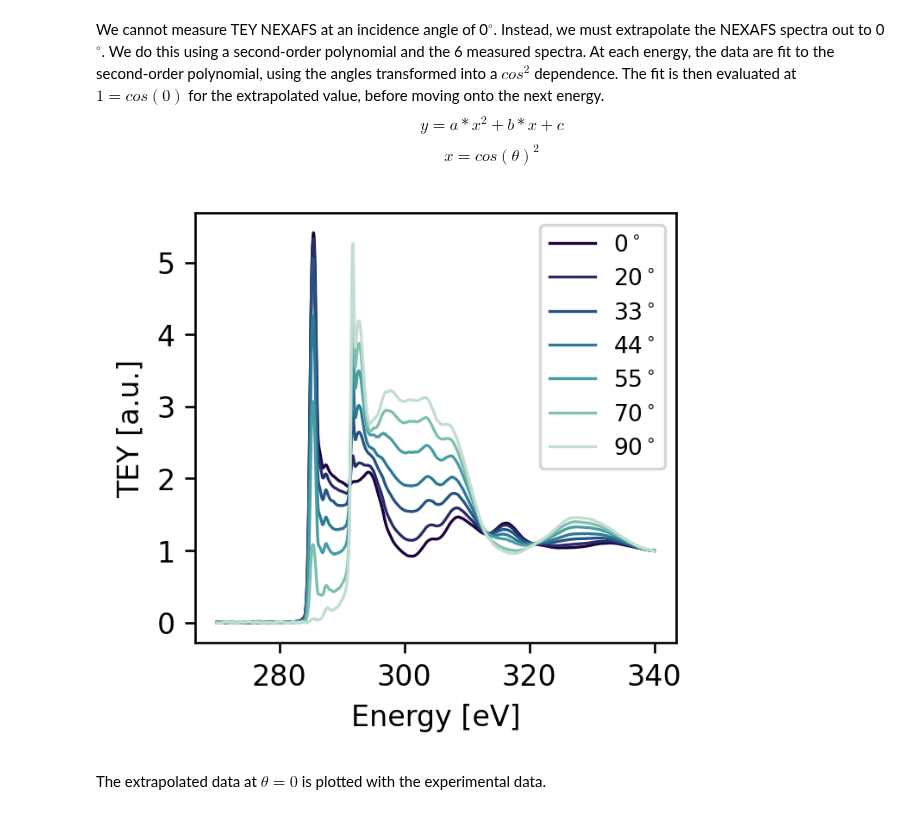
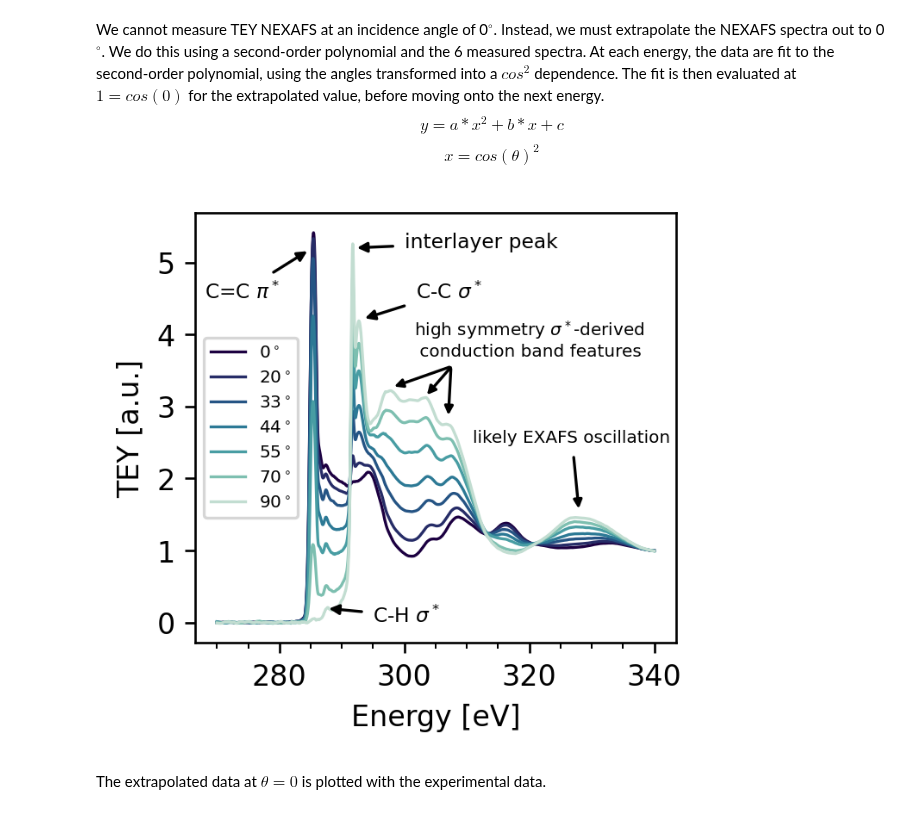
Before and after one commit to usnistgov/NRSS, a Jupyter notebook: src/NRSS_tutorials/MWCNTs/nb2_nexafs.ipynb, the cells around one changed output. Cells and saved outputs as stored; diff of their text form; code cells hidden in the pictures.

Commit message:
updating labeled resonances

```diff
--- a/src/NRSS_tutorials/MWCNTs/nb2_nexafs.ipynb
+++ b/src/NRSS_tutorials/MWCNTs/nb2_nexafs.ipynb
@@ -91,17 +92,29 @@ for i in range(len(angles)):
     y /= np.mean(y[idx])
     HOPG[:,i] = y
 # %%
-plt.figure(dpi=240, figsize=(3,2.7))
+fig, ax = plt.subplots(dpi=240, figsize=(3,2.7))
 for i, angle in enumerate(HOPG.angle):
     HOPG.sel(angle=angle).plot(color=c[i],linewidth=1)
 plt.xlabel('Energy [eV]')
 plt.ylabel('TEY [a.u.]')
-plt.legend(['0$^\circ$','20$^\circ$','33$^\circ$','44$^\circ$','55$^\circ$','70$^\circ$', '90$^\circ$'],fontsize=8)
+plt.legend(['0$^\circ$','20$^\circ$','33$^\circ$','44$^\circ$','55$^\circ$','70$^\circ$', '90$^\circ$'],fontsize=6)
+# plt.legend(['0$^\circ$','20$^\circ$','33$^\circ$','44$^\circ$','55$^\circ$','70$^\circ$', '90$^\circ$'],fontsize=6,ncols=2,loc='lower right')
+#
 plt.title('')
-plt.savefig('Figures/HOPG_TEY.pdf', format='pdf', dpi=300, bbox_inches='tight')
+plt.annotate(r'C=C $\pi^*$', [285.25, 5.2], [268, 4.5], fontsize=7, arrowprops=dict(arrowstyle="-|>",facecolor='k'))
+plt.annotate(r'C-H $\sigma^*$', [287, 0.2], [295, 0], fontsize=7, arrowprops=dict(arrowstyle="-|>",facecolor='k'))
+plt.annotate(r'interlayer peak', [291.5, 5.2], [300, 5.2], fontsize=7, arrowprops=dict(arrowstyle="-|>",facecolor='k'))
+plt.annotate(r'C-C $\sigma^*$', [292.8, 4.2], [301.8, 4.5], fontsize=7, arrowprops=dict(arrowstyle="-|>",facecolor='k'))
+plt.annotate('high symmetry $\sigma^*$-derived \n conduction band features', [297.5, 3.25], [301.5, 3.7], fontsize=6,
+             arrowprops=dict(arrowstyle="-|>",facecolor='k'))
+plt.annotate('', [303, 3.1], [308, 3.6], fontsize=6, arrowprops=dict(arrowstyle="-|>",facecolor='k'))
+plt.annotate('', [307, 2.8], [307.5, 3.6], fontsize=6, arrowprops=dict(arrowstyle="-|>",facecolor='k'))
+plt.annotate('likely EXAFS oscillation', [328, 1.5], [311, 2.5], fontsize=6, arrowprops=dict(arrowstyle="-|>",facecolor='k'))
+ax.xaxis.set_minor_locator(AutoMinorLocator())
+# plt.savefig('Figures/HOPG_TEY_labeled.pdf', format='pdf', dpi=300, bbox_inches='tight')
 plt.show()
 # %% [output]
-[figure, old version]
+[figure, new version]
 # %% [markdown]
 The extrapolated data at $\theta = 0$ is plotted with the experimental data.
 # %% [markdown]
```
Also changed, not shown: parts of 1 cell of this notebook.
